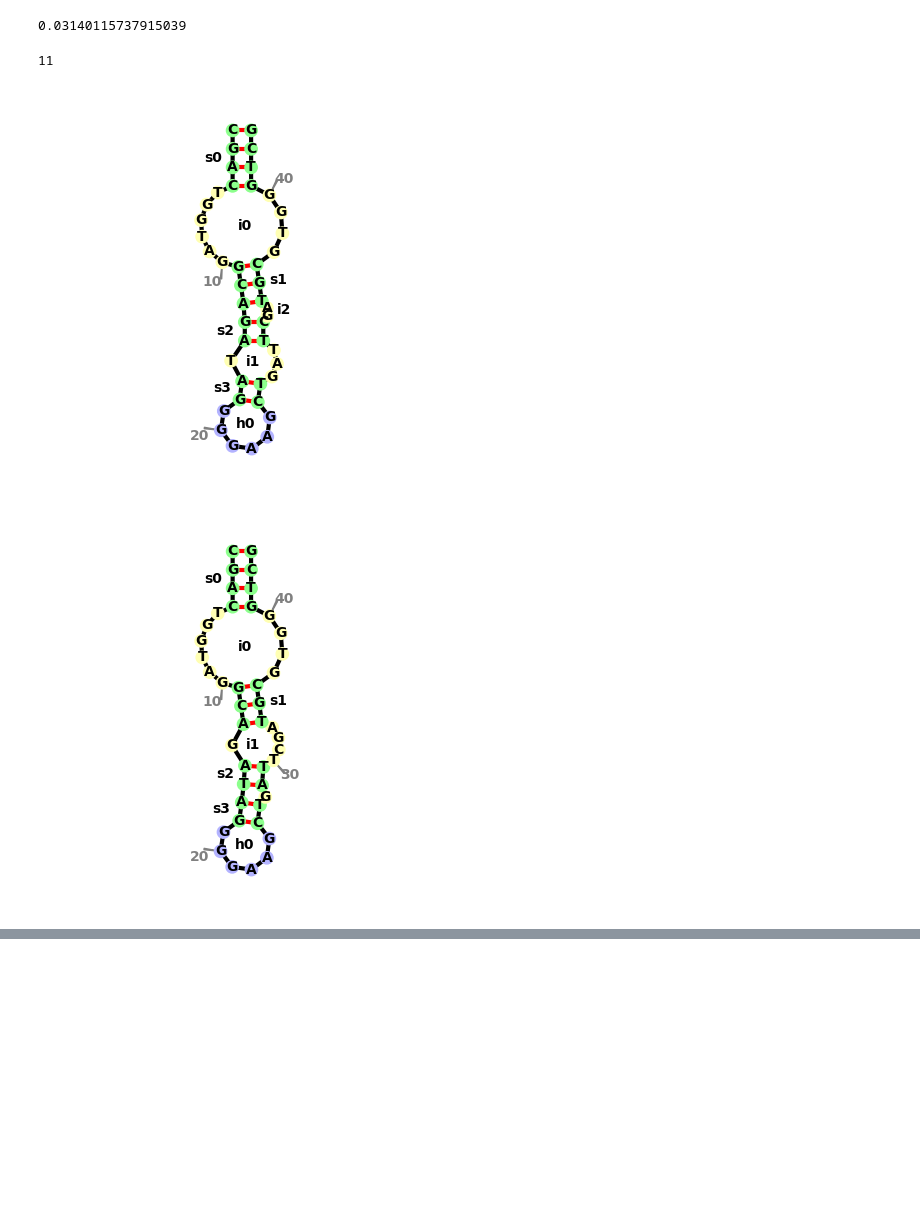
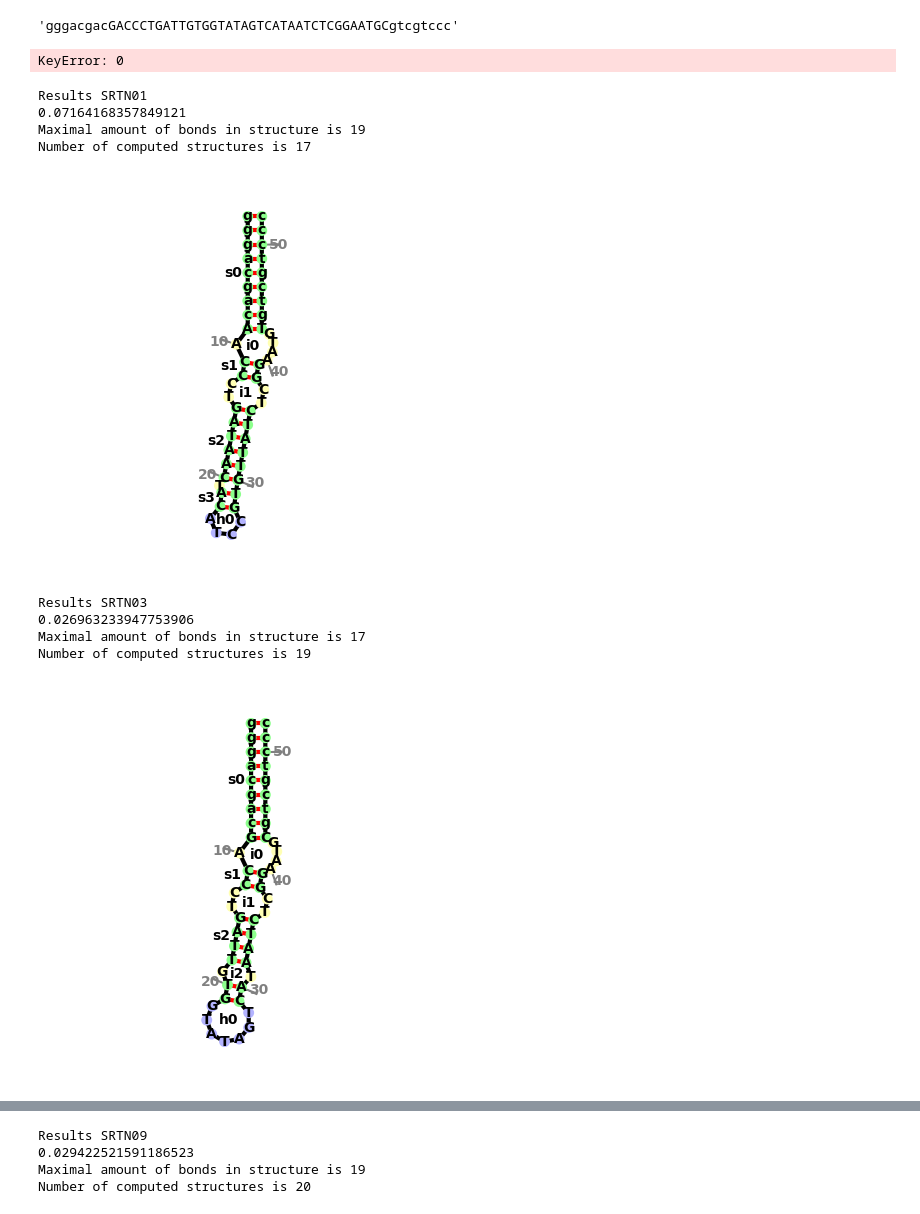
Before and after one commit to shihhsinwang0214/GMFold, a Jupyter notebook: notebooks/test.ipynb, the cells around one changed output, grey strips where cells are left out. Cells and saved outputs as stored; diff of their text form; code cells hidden in the pictures; blank space fills up the shorter version.

Commit message:
fix APTamers

```diff
--- a/notebooks/test.ipynb
+++ b/notebooks/test.ipynb
@@ -6,16 +29,43 @@ from APTamers import  Aptamer_Fold
+# %%
+df.loc[df['name'] == 'SRTN03', 'sequence'].item()
+# %% [output]
+'gggacgacGACCCTGATTGTGGTATAGTCATAATCTCGGAATGCgtcgtccc'
+# %%
+csv_file_path = '/home/climaco/Aptamers/SRTN.csv'
+
+df = pd.read_csv(csv_file_path)
+df['sequence'] = df['sequence'].apply(remove_spaces_and_convert_to_upper)
+df['name'] = df['name'].apply(remove_spaces)
 # %%
 APT = Aptamer_Fold()
-strn  ="CGACTGGTAGGCAGATAGGGGAAGCTGATTCGATGCGTGGGTCG"
-
 start = time.time()
-APT.fit_fold( sequence=strn,  n_tmpl=4, filters = False)
+APT.fit_fold( sequence=df.loc[df['name'] == 'SRTN03', 'sequence'][0],  n_tmpl=4, l_fix= 8, filters = False)
 print(time.time()- start)
-sequences2 = APT.structures_DB
+sequences_DB = APT.structures_DB
+sequences = APT.structures
+APT.plot_structures(threshold= 0)
 # %% [output]
-0.03140115737915039
+KeyError: 0
-# %%
-APT.plot_structures(threshold= False)
-# %% [output]
-11
-[figure, removed]
-[figure, removed]
+# %%
+
+names = ['SRTN01', 'SRTN03', 'SRTN09']
+for name in names:
+    print( f'Results {name}')
+    APT = Aptamer_Fold()
+    start = time.time()
+    APT.fit_fold( sequence=df.loc[df['name'] == name, 'sequence'].item(),  n_tmpl=4, l_fix= 8, filters = False)
+    print(time.time()- start)
+    sequences_DB = APT.structures_DB
+    sequences = APT.structures
+    APT.plot_structures(threshold= 0)
+# %% [output]
+Results SRTN01
+0.07164168357849121
+Maximal amount of bonds in structure is 19
+Number of computed structures is 17
+[figure, added]
+Results SRTN03
+0.026963233947753906
+Maximal amount of bonds in structure is 17
+Number of computed structures is 19
+[figure, added]
@@ -21,0 +74,4 @@ APT.plot_structures(threshold= False)
+Results SRTN09
+0.029422521591186523
+Maximal amount of bonds in structure is 19
+Number of computed structures is 20
```
Also changed, not shown: parts of 3 cells of this notebook, 7 other files.
